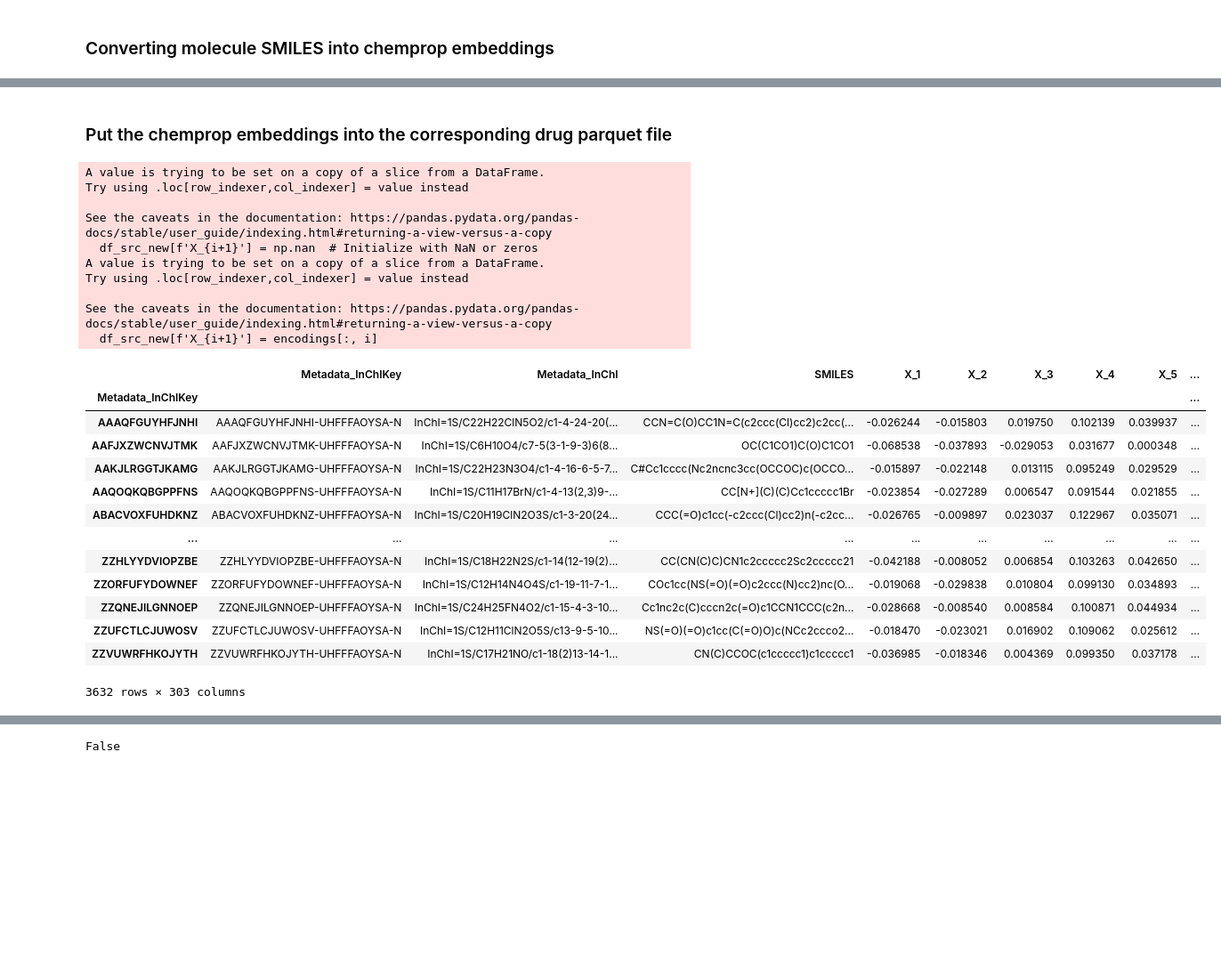
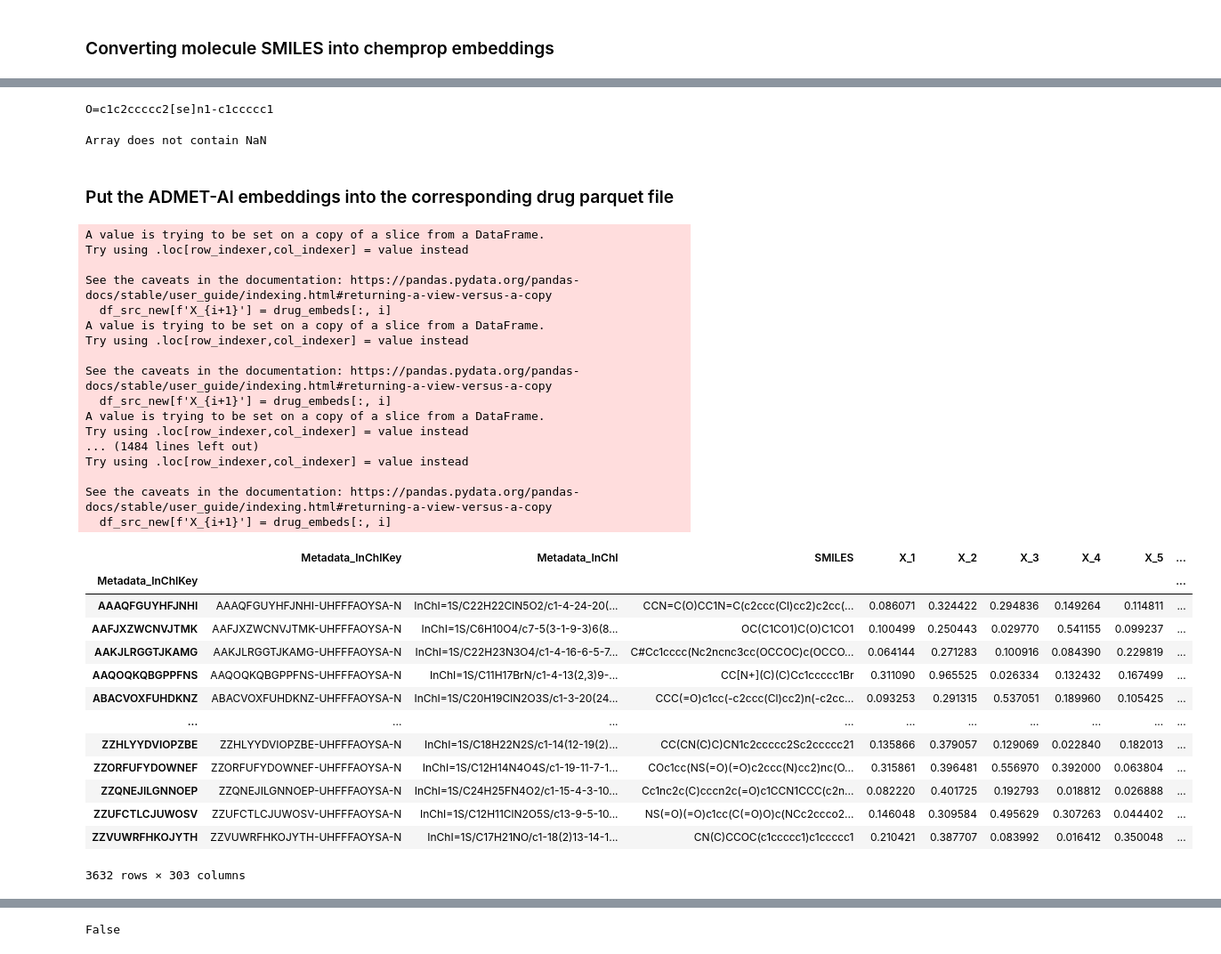
Before and after one commit to lordim/gene_drug_graph, a Jupyter notebook: notebooks/parquet_test.ipynb, the cells around one changed output, grey strips where cells are left out. Shown at 89% size. Drawn from its saved outputs; the diff is of its cells as text; code cells hidden in the pictures; blank space fills up the shorter version.

Commit message:
added ADMET-AI feature calculations

```diff
--- a/notebooks/parquet_test.ipynb
+++ b/notebooks/parquet_test.ipynb
@@ -229,0 +233,4 @@ torch.Size([3632, 300])
+# %%
+fingerprints = []
+for smi in tqdm(df_src_new["SMILES"].tolist()):
+    fingerprints.append(feature_gen(smi))
@@ -229,0 +265,20 @@ torch.Size([3632, 300])
+# %%
+# for ADMET-AI model with RDKit features
+
+embeddings = []
+with torch.no_grad():
+    for smi, fp in tqdm(zip(df_src_new["SMILES"].tolist(), fingerprints), total=len(fingerprints)):
+        # embedding = admet_model.encoder(batch=[[smi]], features_batch=[fp])
+        embedding = admet_model.encoder(batch=[[smi]]) # for no RDKit feature model
+        embeddings.append(embedding)
+# %%
+# for ADMET-AI model with NO RDKit features
+
+embeddings = []
+with torch.no_grad():
+    for smi in tqdm(df_src_new["SMILES"].tolist()):
+        embedding = admet_model.encoder(batch=[[smi]]) # for no RDKit feature model
+        embeddings.append(embedding)
+# %%
+drug_embeds = torch.cat(embeddings, dim=0).detach().cpu().numpy()
+drug_embeds.shape
@@ -230,39 +297,56 @@ torch.Size([3632, 300])
+# %%
+print(df_src_new["SMILES"].iloc[561])
+# %% [output]
+O=c1c2ccccc2[se]n1-c1ccccc1
+# %%
+# Check if any element is NaN
+if np.any(np.isnan(drug_embeds)):
+    print("Array contains NaN")
+else:
+    print("Array does not contain NaN")
+# %% [output]
+Array does not contain NaN
 # %% [markdown]
-### Put the chemprop embeddings into the corresponding drug parquet file
+### Put the ADMET-AI embeddings into the corresponding drug parquet file
 # %%
 # Step 1: Add q new columns to the DataFrame
-num_drugs, embed_dim = encodings.shape
+num_drugs, embed_dim = drug_embeds.shape
 
-for i in range(embed_dim):
-    df_src_new[f'X_{i+1}'] = np.nan  # Initialize with NaN or zeros
+# for i in range(embed_dim):
+#     df_src_new[f'X_{i+1}'] = np.nan  # Initialize with NaN or zeros
 
 # Step 2: Fill the new columns with values from the embedding matrix
 for i in range(embed_dim):
-    df_src_new[f'X_{i+1}'] = encodings[:, i]
-
-df_src_new
+    df_src_new[f'X_{i+1}'] = drug_embeds[:, i]
 # %% [output]
 A value is trying to be set on a copy of a slice from a DataFrame.
 Try using .loc[row_indexer,col_indexer] = value instead
 
 See the caveats in the documentation: https://pandas.pydata.org/pandas-docs/stable/user_guide/indexing.html#returning-a-view-versus-a-copy
-  df_src_new[f'X_{i+1}'] = np.nan  # Initialize with NaN or zeros
+  df_src_new[f'X_{i+1}'] = drug_embeds[:, i]
 A value is trying to be set on a copy of a slice from a DataFrame.
 Try using .loc[row_indexer,col_indexer] = value instead
 
 See the caveats in the documentation: https://pandas.pydata.org/pandas-docs/stable/user_guide/indexing.html#returning-a-view-versus-a-copy
-  df_src_new[f'X_{i+1}'] = encodings[:, i]
+  df_src_new[f'X_{i+1}'] = drug_embeds[:, i]
+A value is trying to be set on a copy of a slice from a DataFrame.
+Try using .loc[row_indexer,col_indexer] = value instead
+... (1484 lines left out)
+Try using .loc[row_indexer,col_indexer] = value instead
+
+See the caveats in the documentation: https://pandas.pydata.org/pandas-docs/stable/user_guide/indexing.html#returning-a-view-versus-a-copy
+  df_src_new[f'X_{i+1}'] = drug_embeds[:, i]
 |  | Metadata_InChIKey | Metadata_InChI | SMILES | X_1 | X_2 | X_3 | X_4 | X_5 | ... |
 | Metadata_InChIKey |  |  |  |  |  |  |  |  | ... |
-| AAAQFGUYHFJNHI | AAAQFGUYHFJNHI-UHFFFAOYSA-N | InChI=1S/C22H22ClN5O2/c1-4-24-20(... | CCN=C(O)CC1N=C(c2ccc(Cl)cc2)c2cc(... | -0.026244 | -0.015803 | 0.019750 | 0.102139 | 0.039937 | ... |
-| AAFJXZWCNVJTMK | AAFJXZWCNVJTMK-UHFFFAOYSA-N | InChI=1S/C6H10O4/c7-5(3-1-9-3)6(8... | OC(C1CO1)C(O)C1CO1 | -0.068538 | -0.037893 | -0.029053 | 0.031677 | 0.000348 | ... |
-| AAKJLRGGTJKAMG | AAKJLRGGTJKAMG-UHFFFAOYSA-N | InChI=1S/C22H23N3O4/c1-4-16-6-5-7... | C#Cc1cccc(Nc2ncnc3cc(OCCOC)c(OCCO... | -0.015897 | -0.022148 | 0.013115 | 0.095249 | 0.029529 | ... |
-| AAQOQKQBGPPFNS | AAQOQKQBGPPFNS-UHFFFAOYSA-N | InChI=1S/C11H17BrN/c1-4-13(2,3)9-... | CC[N+](C)(C)Cc1ccccc1Br | -0.023854 | -0.027289 | 0.006547 | 0.091544 | 0.021855 | ... |
-| ABACVOXFUHDKNZ | ABACVOXFUHDKNZ-UHFFFAOYSA-N | InChI=1S/C20H19ClN2O3S/c1-3-20(24... | CCC(=O)c1cc(-c2ccc(Cl)cc2)n(-c2cc... | -0.026765 | -0.009897 | 0.023037 | 0.122967 | 0.035071 | ... |
+| AAAQFGUYHFJNHI | AAAQFGUYHFJNHI-UHFFFAOYSA-N | InChI=1S/C22H22ClN5O2/c1-4-24-20(... | CCN=C(O)CC1N=C(c2ccc(Cl)cc2)c2cc(... | 0.086071 | 0.324422 | 0.294836 | 0.149264 | 0.114811 | ... |
+| AAFJXZWCNVJTMK | AAFJXZWCNVJTMK-UHFFFAOYSA-N | InChI=1S/C6H10O4/c7-5(3-1-9-3)6(8... | OC(C1CO1)C(O)C1CO1 | 0.100499 | 0.250443 | 0.029770 | 0.541155 | 0.099237 | ... |
+| AAKJLRGGTJKAMG | AAKJLRGGTJKAMG-UHFFFAOYSA-N | InChI=1S/C22H23N3O4/c1-4-16-6-5-7... | C#Cc1cccc(Nc2ncnc3cc(OCCOC)c(OCCO... | 0.064144 | 0.271283 | 0.100916 | 0.084390 | 0.229819 | ... |
+| AAQOQKQBGPPFNS | AAQOQKQBGPPFNS-UHFFFAOYSA-N | InChI=1S/C11H17BrN/c1-4-13(2,3)9-... | CC[N+](C)(C)Cc1ccccc1Br | 0.311090 | 0.965525 | 0.026334 | 0.132432 | 0.167499 | ... |
+| ABACVOXFUHDKNZ | ABACVOXFUHDKNZ-UHFFFAOYSA-N | InChI=1S/C20H19ClN2O3S/c1-3-20(24... | CCC(=O)c1cc(-c2ccc(Cl)cc2)n(-c2cc... | 0.093253 | 0.291315 | 0.537051 | 0.189960 | 0.105425 | ... |
 | ... | ... | ... | ... | ... | ... | ... | ... | ... | ... |
-| ZZHLYYDVIOPZBE | ZZHLYYDVIOPZBE-UHFFFAOYSA-N | InChI=1S/C18H22N2S/c1-14(12-19(2)... | CC(CN(C)C)CN1c2ccccc2Sc2ccccc21 | -0.042188 | -0.008052 | 0.006854 | 0.103263 | 0.042650 | ... |
-| ZZORFUFYDOWNEF | ZZORFUFYDOWNEF-UHFFFAOYSA-N | InChI=1S/C12H14N4O4S/c1-19-11-7-1... | COc1cc(NS(=O)(=O)c2ccc(N)cc2)nc(O... | -0.019068 | -0.029838 | 0.010804 | 0.099130 | 0.034893 | ... |
-| ZZQNEJILGNNOEP | ZZQNEJILGNNOEP-UHFFFAOYSA-N | InChI=1S/C24H25FN4O2/c1-15-4-3-10... | Cc1nc2c(C)cccn2c(=O)c1CCN1CCC(c2n... | -0.028668 | -0.008540 | 0.008584 | 0.100871 | 0.044934 | ... |
-| ZZUFCTLCJUWOSV | ZZUFCTLCJUWOSV-UHFFFAOYSA-N | InChI=1S/C12H11ClN2O5S/c13-9-5-10... | NS(=O)(=O)c1cc(C(=O)O)c(NCc2ccco2... | -0.018470 | -0.023021 | 0.016902 | 0.109062 | 0.025612 | ... |
-| ZZVUWRFHKOJYTH | ZZVUWRFHKOJYTH-UHFFFAOYSA-N | InChI=1S/C17H21NO/c1-18(2)13-14-1... | CN(C)CCOC(c1ccccc1)c1ccccc1 | -0.036985 | -0.018346 | 0.004369 | 0.099350 | 0.037178 | ... |
+| ZZHLYYDVIOPZBE | ZZHLYYDVIOPZBE-UHFFFAOYSA-N | InChI=1S/C18H22N2S/c1-14(12-19(2)... | CC(CN(C)C)CN1c2ccccc2Sc2ccccc21 | 0.135866 | 0.379057 | 0.129069 | 0.022840 | 0.182013 | ... |
+| ZZORFUFYDOWNEF | ZZORFUFYDOWNEF-UHFFFAOYSA-N | InChI=1S/C12H14N4O4S/c1-19-11-7-1... | COc1cc(NS(=O)(=O)c2ccc(N)cc2)nc(O... | 0.315861 | 0.396481 | 0.556970 | 0.392000 | 0.063804 | ... |
+| ZZQNEJILGNNOEP | ZZQNEJILGNNOEP-UHFFFAOYSA-N | InChI=1S/C24H25FN4O2/c1-15-4-3-10... | Cc1nc2c(C)cccn2c(=O)c1CCN1CCC(c2n... | 0.082220 | 0.401725 | 0.192793 | 0.018812 | 0.026888 | ... |
+| ZZUFCTLCJUWOSV | ZZUFCTLCJUWOSV-UHFFFAOYSA-N | InChI=1S/C12H11ClN2O5S/c13-9-5-10... | NS(=O)(=O)c1cc(C(=O)O)c(NCc2ccco2... | 0.146048 | 0.309584 | 0.495629 | 0.307263 | 0.044402 | ... |
+| ZZVUWRFHKOJYTH | ZZVUWRFHKOJYTH-UHFFFAOYSA-N | InChI=1S/C17H21NO/c1-18(2)13-14-1... | CN(C)CCOC(c1ccccc1)c1ccccc1 | 0.210421 | 0.387707 | 0.083992 | 0.016412 | 0.350048 | ... |
 3632 rows × 303 columns
```
Also changed, not shown: parts of 21 cells of this notebook.
